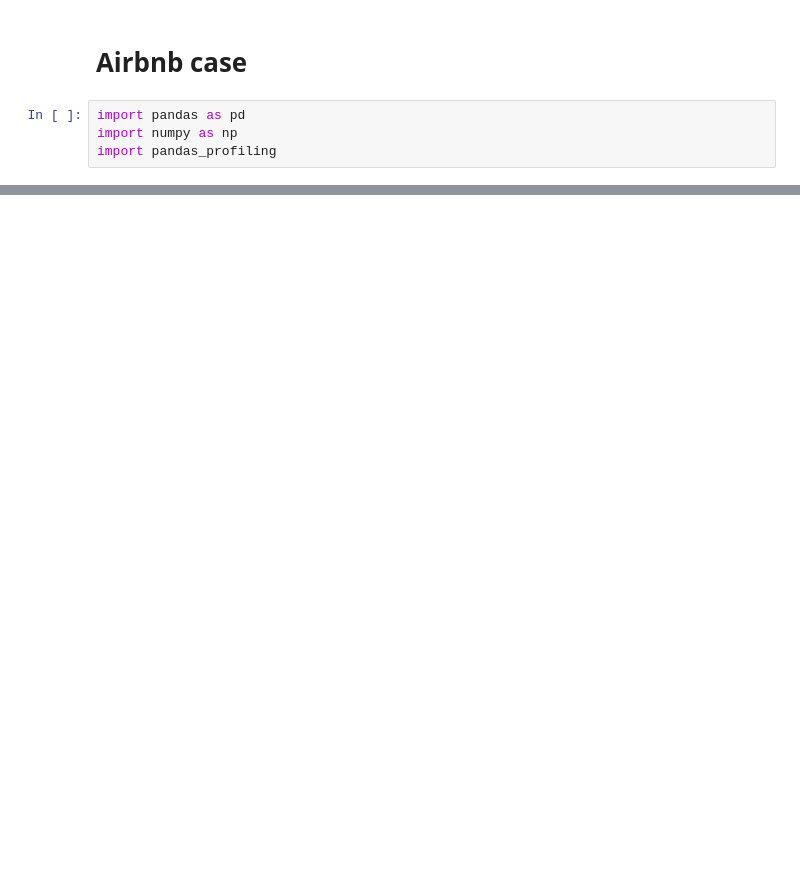
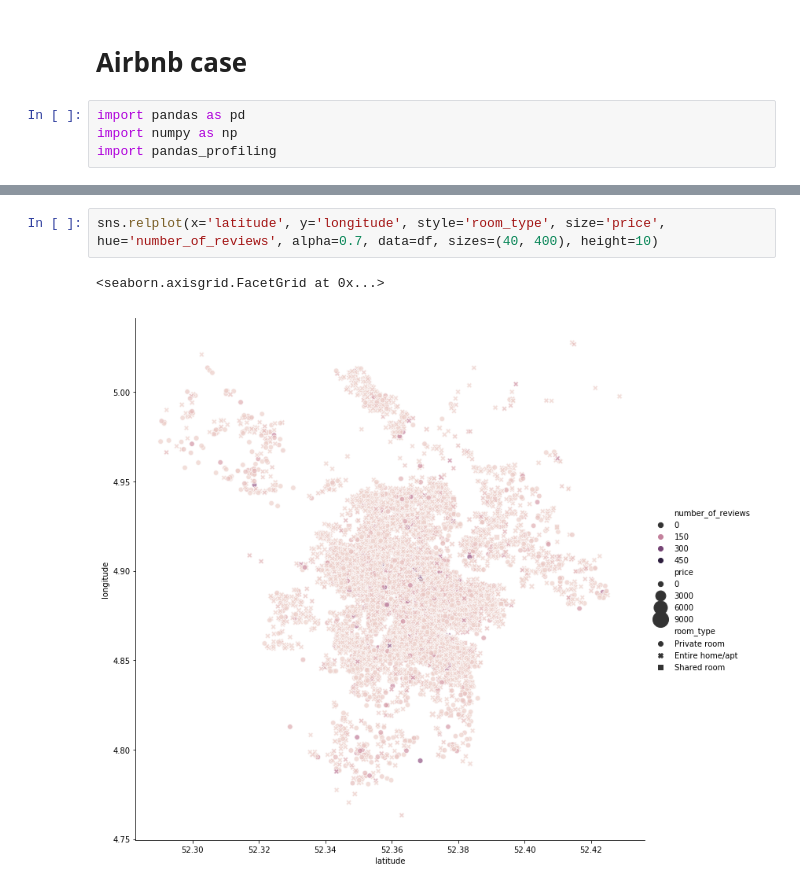
Before and after one commit to ant-on-su/case, a Jupyter notebook: notebooks/start.ipynb, the cells around one changed output, grey strips where cells are left out. Cells and saved outputs as stored; diff of their text form; blank space fills up the shorter version.

```diff
--- a/notebooks/start.ipynb
+++ b/notebooks/start.ipynb
@@ -26,0 +47,5 @@ outputfile='./output/pd-profiling.html'
+# %%
+sns.relplot(x='latitude', y='longitude', style='room_type', size='price', hue='number_of_reviews', alpha=0.7, data=df, sizes=(40, 400), height=10)
+# %% [output]
+<seaborn.axisgrid.FacetGrid at 0x...>
+[figure, added]
```
Also changed, not shown: parts of 8 cells of this notebook, 2 other files.
